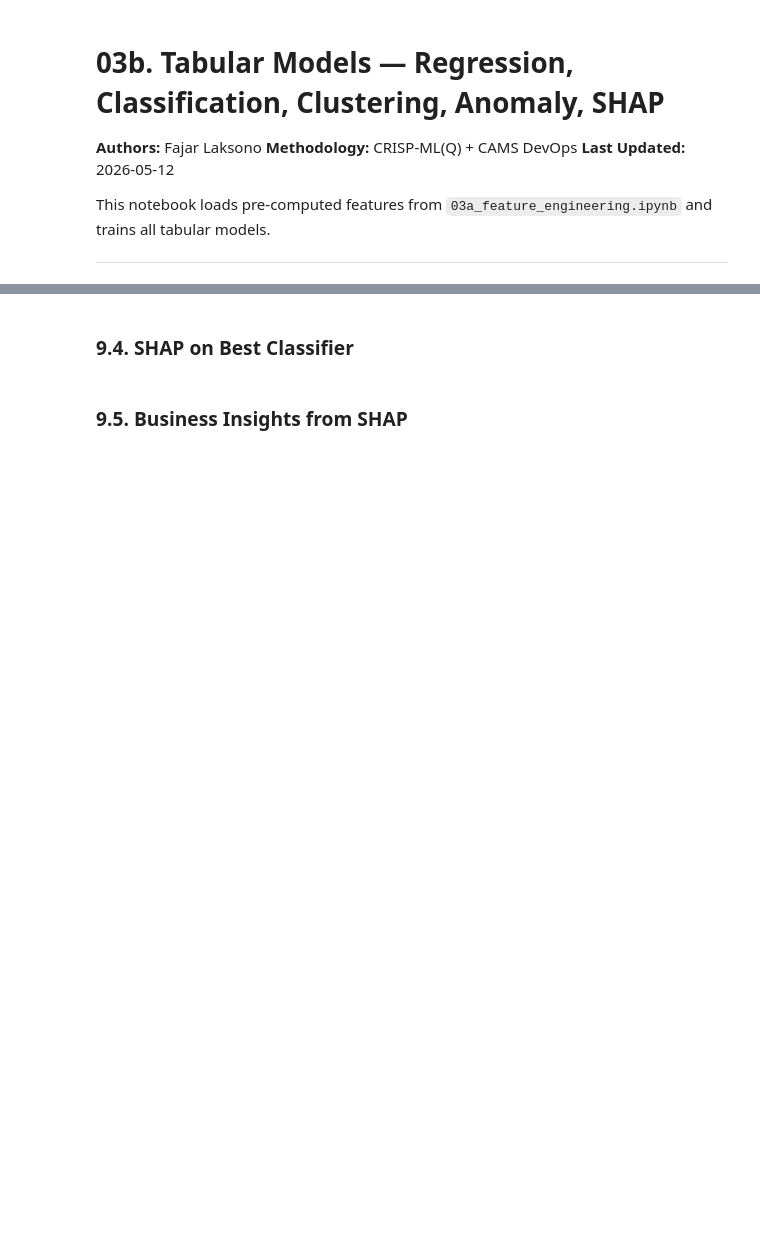
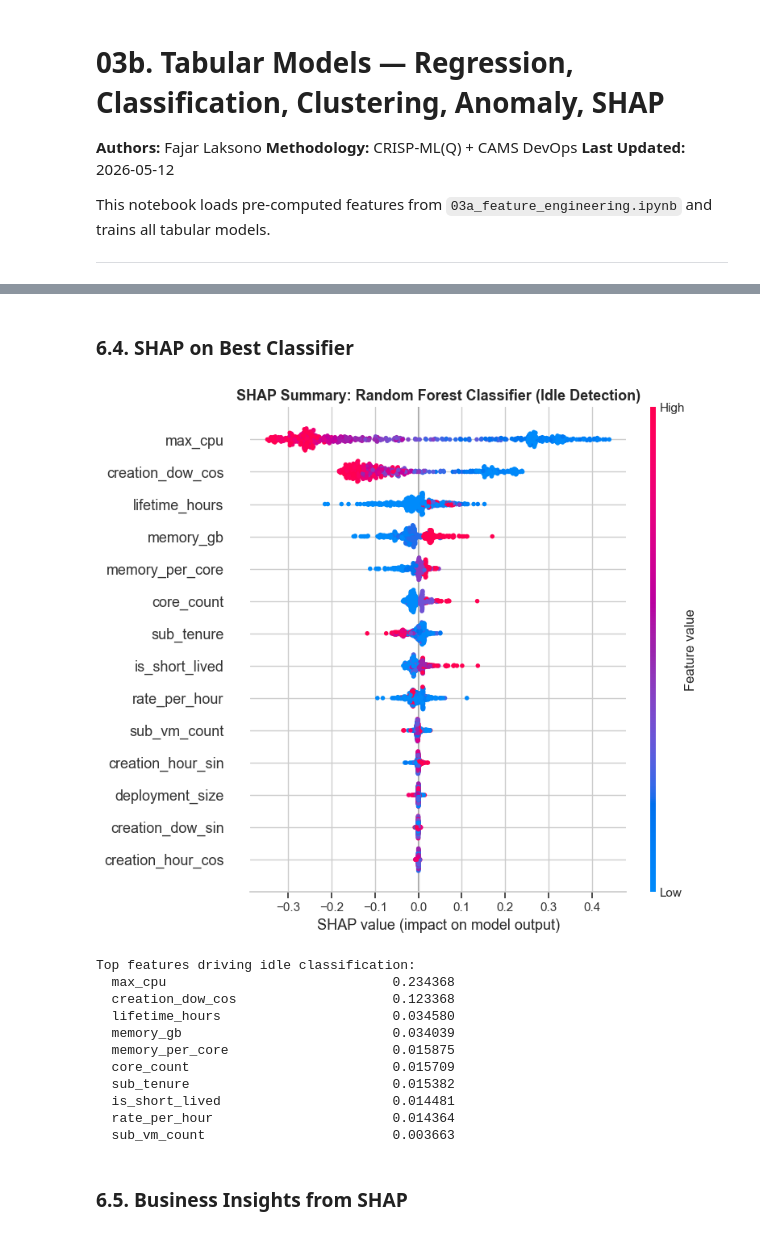
Before and after one commit to FajarLaksono/sembada-cloud, a Jupyter notebook: notebooks/03b_tabular_models.ipynb, the cells around one changed output, grey strips where cells are left out. Saved outputs shown, nothing was run; the diff lists cells and outputs as text; code cells hidden in the pictures; blank space fills up the shorter version.

```diff
--- a/notebooks/03b_tabular_models.ipynb
+++ b/notebooks/03b_tabular_models.ipynb
@@ -214,23 +232,6 @@ plt.show()
 | Ridge | | | | |
 | Random Forest | | | | |
 | XGBoost | | | | |
-# %%
-# (CatBoost removed — use XGBoost from section 4.3 above)
-# XGBoost model already trained as xgb_model above; re-use it here.
-xgb_model_4_3 = XGBoostModel(task='regression', params={'n_estimators': 100, 'max_depth': 6, 'learning_rate': 0.05})
-xgb_model_4_3.fit(X_train.values, y_cpu_train)
-
-y_pred_xgb_4_3 = xgb_model_4_3.predict(X_test.values)
-xgb_metrics_4_3 = {
-    'mae': mean_absolute_error(y_cpu_test, y_pred_xgb_4_3),
-    'rmse': np.sqrt(mean_squared_error(y_cpu_test, y_pred_xgb_4_3)),
-    'r2': r2_score(y_cpu_test, y_pred_xgb_4_3),
-    'mape': np.mean(np.abs((y_cpu_test - y_pred_xgb_4_3) / (y_cpu_test + 1e-6))) * 100,
-}
-xgb_importances = dict(zip(available_features, xgb_model_4_3.estimator.feature_importances_))
-print('XGBoost Metrics (avg_cpu, from section 4.3):')
-for k, v in xgb_metrics_4_3.items():
-    print(f'  {k}: {v:.4f}')
 # %%
 comparison = {
     'Ridge': ridge_metrics,
@@ -888,24 +1083,48 @@ if SHAP_AVAILABLE:
 # %% [markdown]
-### 9.4. SHAP on Best Classifier
+### 6.4. SHAP on Best Classifier
 # %%
-if SHAP_AVAILABLE and best_clf_name == 'XGBoost':
-    # Tree explainer on XGBoost classifier
-    clf_explainer = shap.TreeExplainer(xgb_clf.estimator)
-    clf_shap_values = clf_explainer.shap_values(X_test_sample[:500])
+if SHAP_AVAILABLE:
+    if best_clf_name == 'XGBoost':
+        clf_estimator = xgb_clf.estimator
+        model_label = 'XGBoost'
+    elif best_clf_name == 'Random Forest':
+        clf_estimator = rf_clf.estimator
+        model_label = 'Random Forest'
+    else:
+        clf_estimator = None
 
-    shap.summary_plot(clf_shap_values, X_test_sample[:500], feature_names=feature_names, show=False)
-    plt.title('SHAP Summary: XGBoost Classifier (Idle Detection)', fontsize=13, fontweight='bold')
-    plt.tight_layout()
-    plt.show()
+    if clf_estimator is not None:
+        clf_explainer = shap.TreeExplainer(clf_estimator)
+        clf_shap_values = clf_explainer.shap_values(X_test_sample[:500])
+        if isinstance(clf_shap_values, list):
+            clf_shap_values = clf_shap_values[1]       # old SHAP: list of 2 arrays
+        elif clf_shap_values.ndim == 3:
+            clf_shap_values = clf_shap_values[:, :, 1] # new SHAP: (samples, features, classes)
 
-    print('Top features driving idle classification:')
-    clf_mean_shap = np.abs(clf_shap_values).mean(axis=0)
-    for i in np.argsort(clf_mean_shap)[::-1][:10]:
-        print(f'  {feature_names[i]:35s} {clf_mean_shap[i]:.6f}')
-elif SHAP_AVAILABLE:
-    print(f'Best classifier ({best_clf_name}) is not XGBoost. SKLearn SHAP requires additional setup.')
+        shap.summary_plot(clf_shap_values, X_test_sample[:500], feature_names=feature_names, show=False)
+        plt.title(f'SHAP Summary: {model_label} Classifier (Idle Detection)', fontsize=13, fontweight='bold')
+        plt.tight_layout()
+        plt.show()
+        print('Top features driving idle classification:')
+        clf_mean_shap = np.abs(clf_shap_values).mean(axis=0)
+
+        for i in np.argsort(clf_mean_shap)[::-1][:10]:
+            print(f'  {feature_names[i]:35s} {clf_mean_shap[i]:.6f}')
+# %% [output]
+[figure, added]
+Top features driving idle classification:
+  max_cpu                             0.234368
+  creation_dow_cos                    0.123368
+  lifetime_hours                      0.034580
+  memory_gb                           0.034039
+  memory_per_core                     0.015875
+  core_count                          0.015709
+  sub_tenure                          0.015382
+  is_short_lived                      0.014481
+  rate_per_hour                       0.014364
+  sub_vm_count                        0.003663
 # %% [markdown]
-### 9.5. Business Insights from SHAP
+### 6.5. Business Insights from SHAP
 # %%
 if SHAP_AVAILABLE:
     print('='*70)
```
Also changed, not shown: parts of 97 cells of this notebook, 11 other files.
